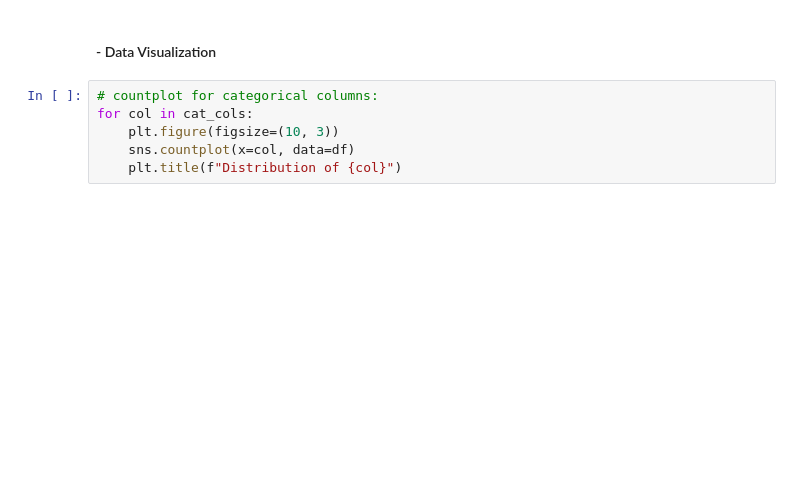
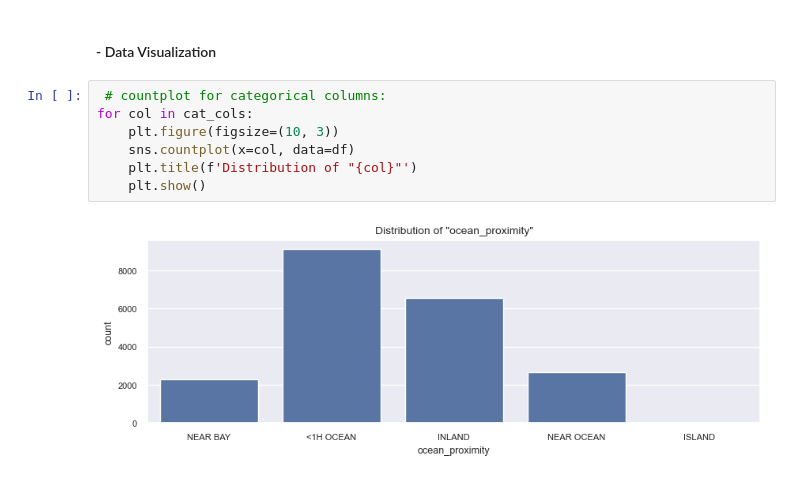
Before and after one commit to devloopcode/house_price_prediction, a Jupyter notebook: house_price_prediction.ipynb, the cells around one changed output. Drawn from its saved outputs; the diff is of its cells as text; blank space fills up the shorter version.

```diff
--- a/house_price_prediction.ipynb
+++ b/house_price_prediction.ipynb
@@ -165,9 +165,12 @@ df[num_cols].describe().T
 | median_house_value | 20640.000 | 206855.817 | 115395.616 | 14999.000 | 119600.000 | 179700.000 | 264725.000 | 500001.000 |
 # %% [markdown]
  #### - Data Visualization
-# %%
-# countplot for categorical columns:
-for col in cat_cols:
-    plt.figure(figsize=(10, 3))
-    sns.countplot(x=col, data=df)
-    plt.title(f"Distribution of {col}")
+# %%
+ # countplot for categorical columns:
+for col in cat_cols:
+    plt.figure(figsize=(10, 3))
+    sns.countplot(x=col, data=df)
+    plt.title(f'Distribution of "{col}"')
+    plt.show()
+# %% [output]
+[figure, added]
```
Also changed, not shown: parts of 3 cells of this notebook, 2 other files.
